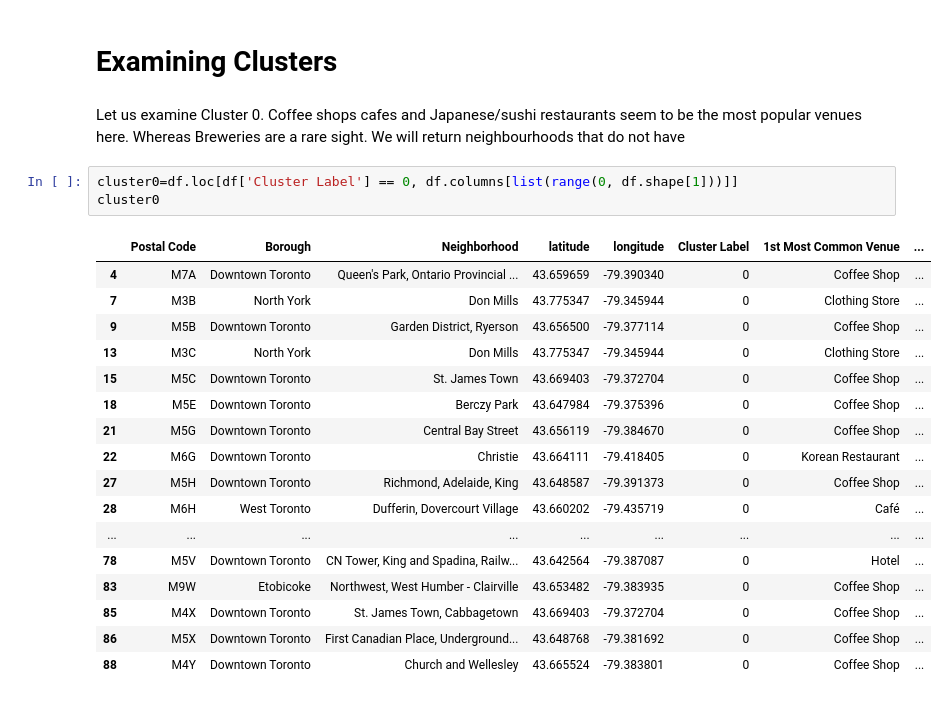
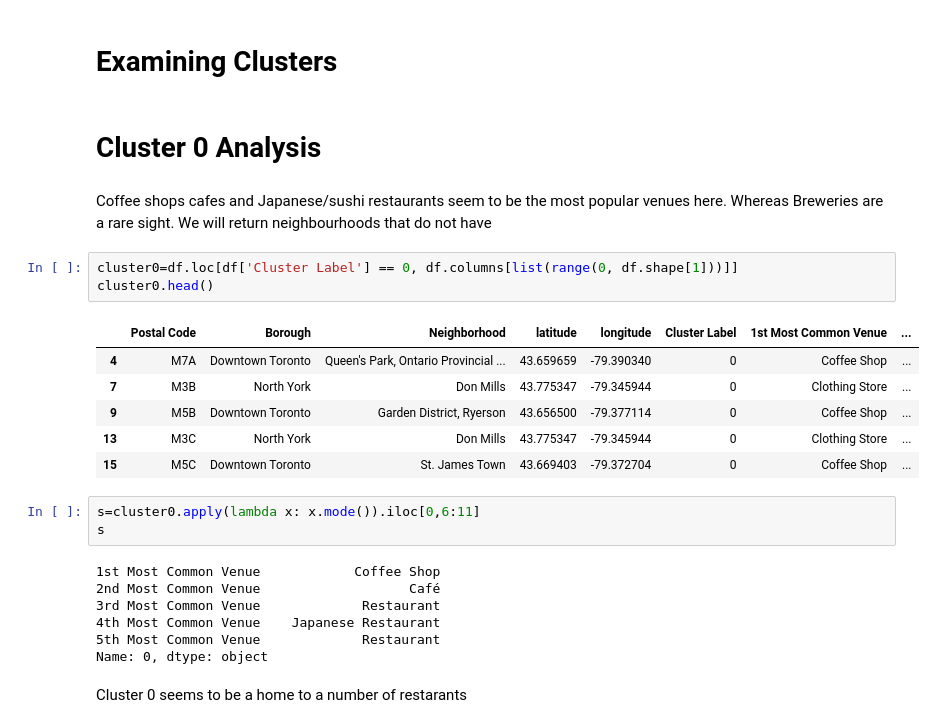
Before and after one commit to sha71000/Clustering-analysis-and-visualisation, a Jupyter notebook: Clustering and analysis.ipynb, the cells around one changed output. Drawn from its saved outputs; the diff is of its cells as text.

```diff
--- a/Clustering and analysis.ipynb
+++ b/Clustering and analysis.ipynb
@@ -51,27 +55,30 @@ map_clusters
 [interactive output not drawn]
 # %% [markdown]
 # Examining Clusters
+# %% [markdown]
+# Cluster 0 Analysis
 # %% [markdown]
-Let us examine Cluster 0. Coffee shops cafes and Japanese/sushi
+Coffee shops cafes and Japanese/sushi
 restaurants seem to be the most popular venues here. Whereas Breweries are a rare sight.  We will return neighbourhoods that do not have
 # %%
 cluster0=df.loc[df['Cluster Label'] == 0, df.columns[list(range(0, df.shape[1]))]]
-cluster0
+cluster0.head()
 # %% [output]
 |  | Postal Code | Borough | Neighborhood | latitude | longitude | Cluster Label | 1st Most Common Venue | ... |
 | 4 | M7A | Downtown Toronto | Queen's Park, Ontario Provincial ... | 43.659659 | -79.390340 | 0 | Coffee Shop | ... |
 | 7 | M3B | North York | Don Mills | 43.775347 | -79.345944 | 0 | Clothing Store | ... |
 | 9 | M5B | Downtown Toronto | Garden District, Ryerson | 43.656500 | -79.377114 | 0 | Coffee Shop | ... |
 | 13 | M3C | North York | Don Mills | 43.775347 | -79.345944 | 0 | Clothing Store | ... |
 | 15 | M5C | Downtown Toronto | St. James Town | 43.669403 | -79.372704 | 0 | Coffee Shop | ... |
-| 18 | M5E | Downtown Toronto | Berczy Park | 43.647984 | -79.375396 | 0 | Coffee Shop | ... |
-| 21 | M5G | Downtown Toronto | Central Bay Street | 43.656119 | -79.384670 | 0 | Coffee Shop | ... |
-| 22 | M6G | Downtown Toronto | Christie | 43.664111 | -79.418405 | 0 | Korean Restaurant | ... |
-| 27 | M5H | Downtown Toronto | Richmond, Adelaide, King | 43.648587 | -79.391373 | 0 | Coffee Shop | ... |
-| 28 | M6H | West Toronto | Dufferin, Dovercourt Village | 43.660202 | -79.435719 | 0 | Café | ... |
-| ... | ... | ... | ... | ... | ... | ... | ... | ... |
-| 78 | M5V | Downtown Toronto | CN Tower, King and Spadina, Railw... | 43.642564 | -79.387087 | 0 | Hotel | ... |
-| 83 | M9W | Etobicoke | Northwest, West Humber - Clairville | 43.653482 | -79.383935 | 0 | Coffee Shop | ... |
-| 85 | M4X | Downtown Toronto | St. James Town, Cabbagetown | 43.669403 | -79.372704 | 0 | Coffee Shop | ... |
-| 86 | M5X | Downtown Toronto | First Canadian Place, Underground... | 43.648768 | -79.381692 | 0 | Coffee Shop | ... |
-| 88 | M4Y | Downtown Toronto | Church and Wellesley | 43.665524 | -79.383801 | 0 | Coffee Shop | ... |
+# %%
+s=cluster0.apply(lambda x: x.mode()).iloc[0,6:11]
+s
+# %% [output]
+1st Most Common Venue            Coffee Shop
+2nd Most Common Venue                   Café
+3rd Most Common Venue             Restaurant
+4th Most Common Venue    Japanese Restaurant
+5th Most Common Venue             Restaurant
+Name: 0, dtype: object
+# %% [markdown]
+Cluster 0 seems to be a home to a number of restarants
```
Also changed, not shown: parts of 33 cells of this notebook, 1 other file.
